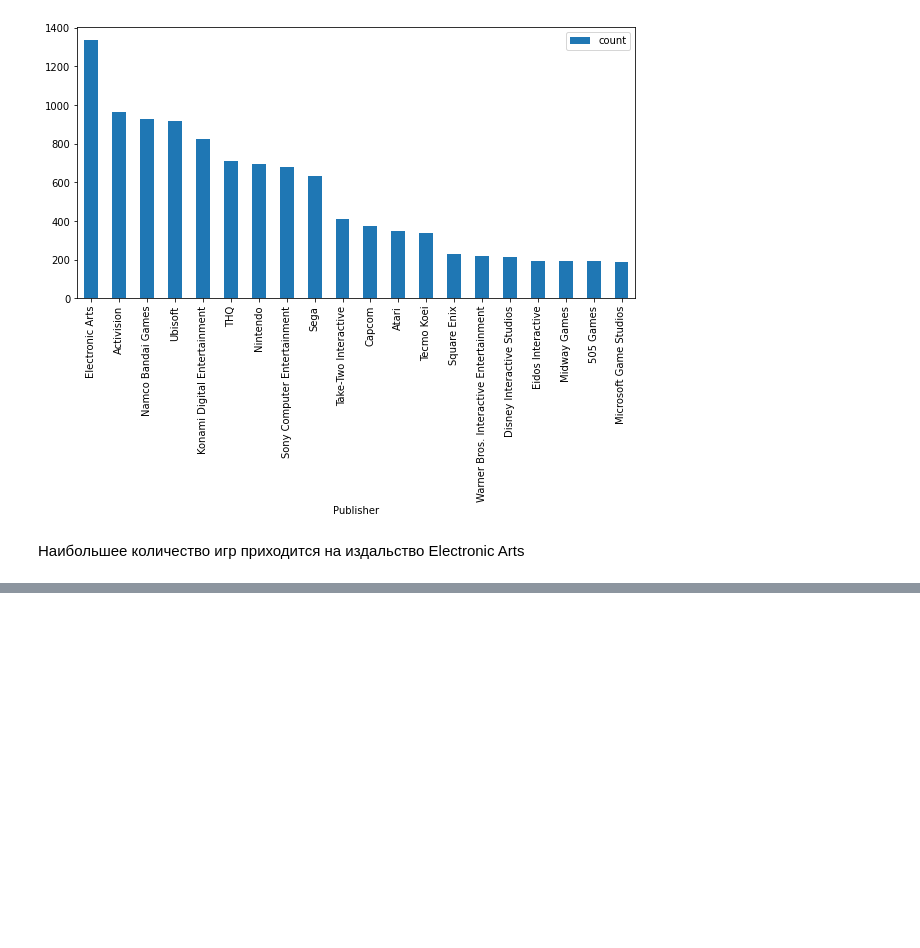
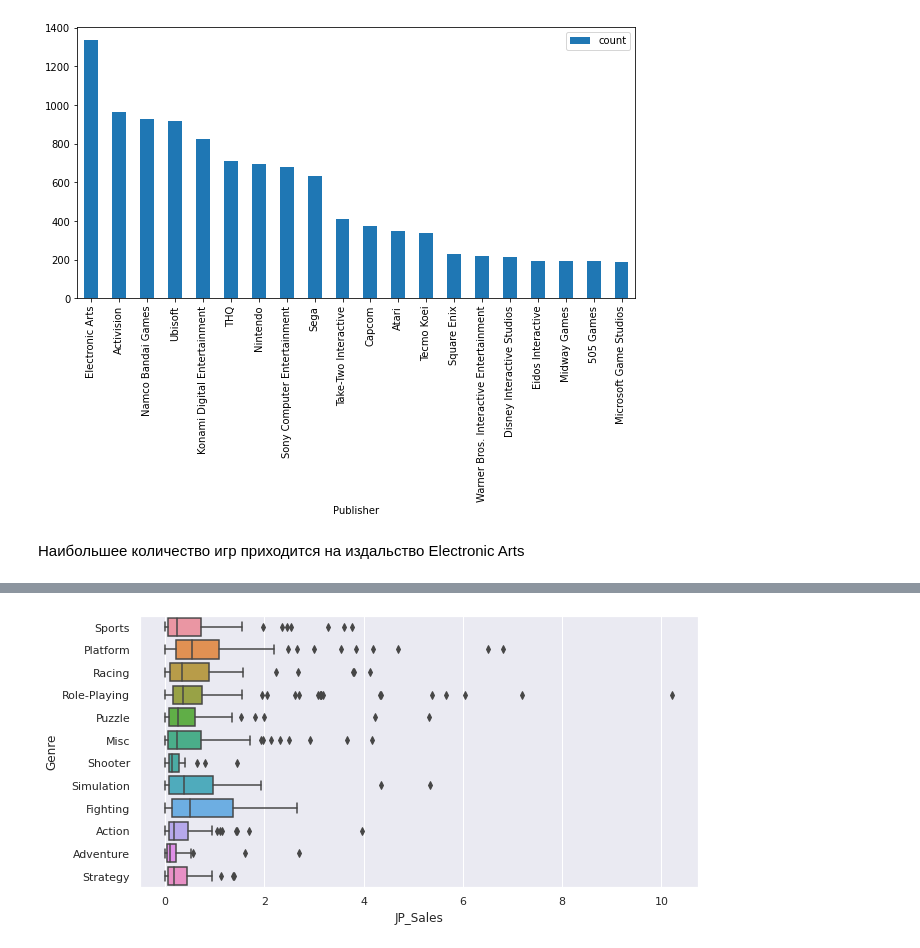
Before and after one commit to VPonomarev42/LearningRep, a Jupyter notebook: stats/stats_miniproject_1.ipynb, the cells around one changed output, grey strips where cells are left out. Cells and saved outputs as stored; diff of their text form; code cells hidden in the pictures; blank space fills up the shorter version.

```diff
--- a/stats/stats_miniproject_1.ipynb
+++ b/stats/stats_miniproject_1.ipynb
@@ -138,0 +165,5 @@ top_pubplishers.iloc[:20,:].plot.bar(figsize=(10,5))
+# %%
+nintendo_japan_genre = data.query("Publisher == 'Nintendo'")[['Genre','JP_Sales']]
+nintendo_japan_genre.groupby('Genre')\
+                        .describe()\
+                        [[('JP_Sales',   '25%'), ('JP_Sales',   '50%'), ('JP_Sales',   '75%')]]
@@ -138,0 +186,7 @@ top_pubplishers.iloc[:20,:].plot.bar(figsize=(10,5))
+# %%
+snb.set_theme(style="whitegrid")
+snb.set(rc={'figure.figsize':(10,5)})
+
+ax = snb.boxplot(y="Genre", x="JP_Sales", data=nintendo_japan_genre, orient='h')
+# %% [output]
+[figure, added]
```
Also changed, not shown: parts of 6 cells of this notebook.
